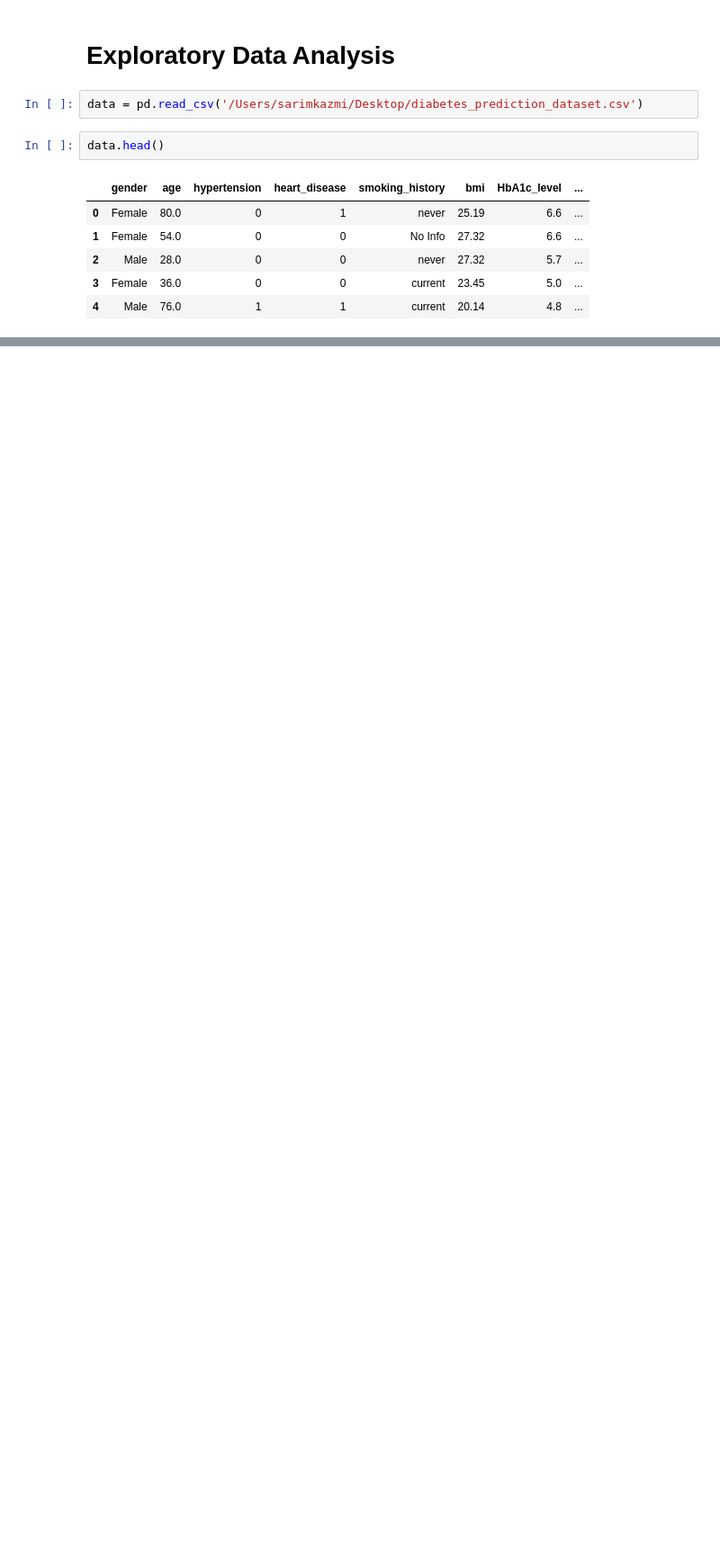
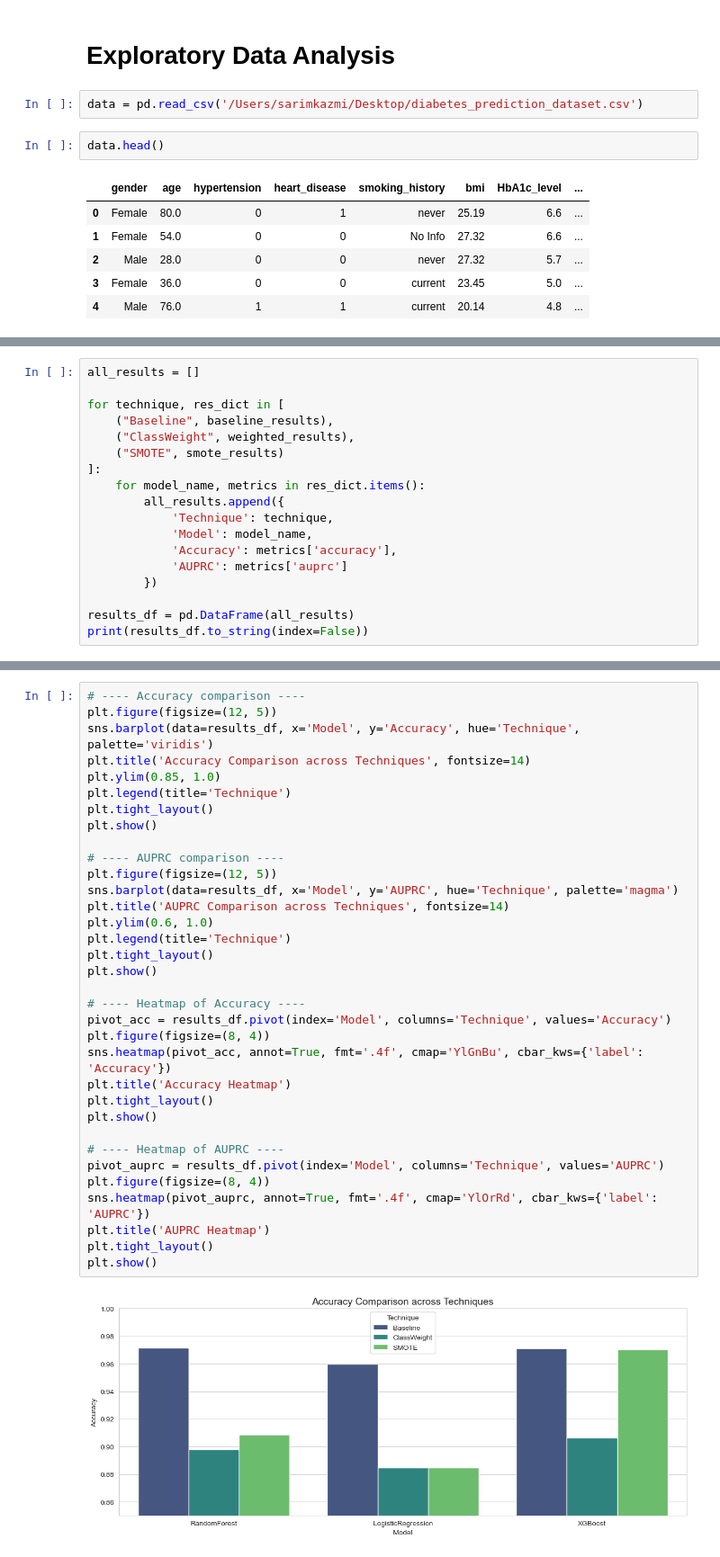
Before and after one commit to sarimk7/Diabetes-Prediction-, a Jupyter notebook: Project.ipynb, the cells around one changed output, grey strips where cells are left out. Shown at 90% size. Saved outputs shown, nothing was run; the diff lists cells and outputs as text; blank space fills up the shorter version.

```diff
--- a/Project.ipynb
+++ b/Project.ipynb
@@ -235,0 +308,18 @@ XGBoost                     96.88%       0.8811
+# %%
+all_results = []
+
+for technique, res_dict in [
+    ("Baseline", baseline_results),
+    ("ClassWeight", weighted_results),
+    ("SMOTE", smote_results)
+]:
+    for model_name, metrics in res_dict.items():
+        all_results.append({
+            'Technique': technique,
+            'Model': model_name,
+            'Accuracy': metrics['accuracy'],
+            'AUPRC': metrics['auprc']
+        })
+
+results_df = pd.DataFrame(all_results)
+print(results_df.to_string(index=False))
@@ -235,0 +337,36 @@ XGBoost                     96.88%       0.8811
+# %%
+# ---- Accuracy comparison ----
+plt.figure(figsize=(12, 5))
+sns.barplot(data=results_df, x='Model', y='Accuracy', hue='Technique', palette='viridis')
+plt.title('Accuracy Comparison across Techniques', fontsize=14)
+plt.ylim(0.85, 1.0)
+plt.legend(title='Technique')
+plt.tight_layout()
+plt.show()
+
+# ---- AUPRC comparison ----
+plt.figure(figsize=(12, 5))
+sns.barplot(data=results_df, x='Model', y='AUPRC', hue='Technique', palette='magma')
+plt.title('AUPRC Comparison across Techniques', fontsize=14)
+plt.ylim(0.6, 1.0)
+plt.legend(title='Technique')
+plt.tight_layout()
+plt.show()
+
+# ---- Heatmap of Accuracy ----
+pivot_acc = results_df.pivot(index='Model', columns='Technique', values='Accuracy')
+plt.figure(figsize=(8, 4))
+sns.heatmap(pivot_acc, annot=True, fmt='.4f', cmap='YlGnBu', cbar_kws={'label': 'Accuracy'})
+plt.title('Accuracy Heatmap')
+plt.tight_layout()
+plt.show()
+
+# ---- Heatmap of AUPRC ----
+pivot_auprc = results_df.pivot(index='Model', columns='Technique', values='AUPRC')
+plt.figure(figsize=(8, 4))
+sns.heatmap(pivot_auprc, annot=True, fmt='.4f', cmap='YlOrRd', cbar_kws={'label': 'AUPRC'})
+plt.title('AUPRC Heatmap')
+plt.tight_layout()
+plt.show()
+# %% [output]
+[figure, added]
```
Also changed, not shown: parts of 14 cells of this notebook, 2 other files.
